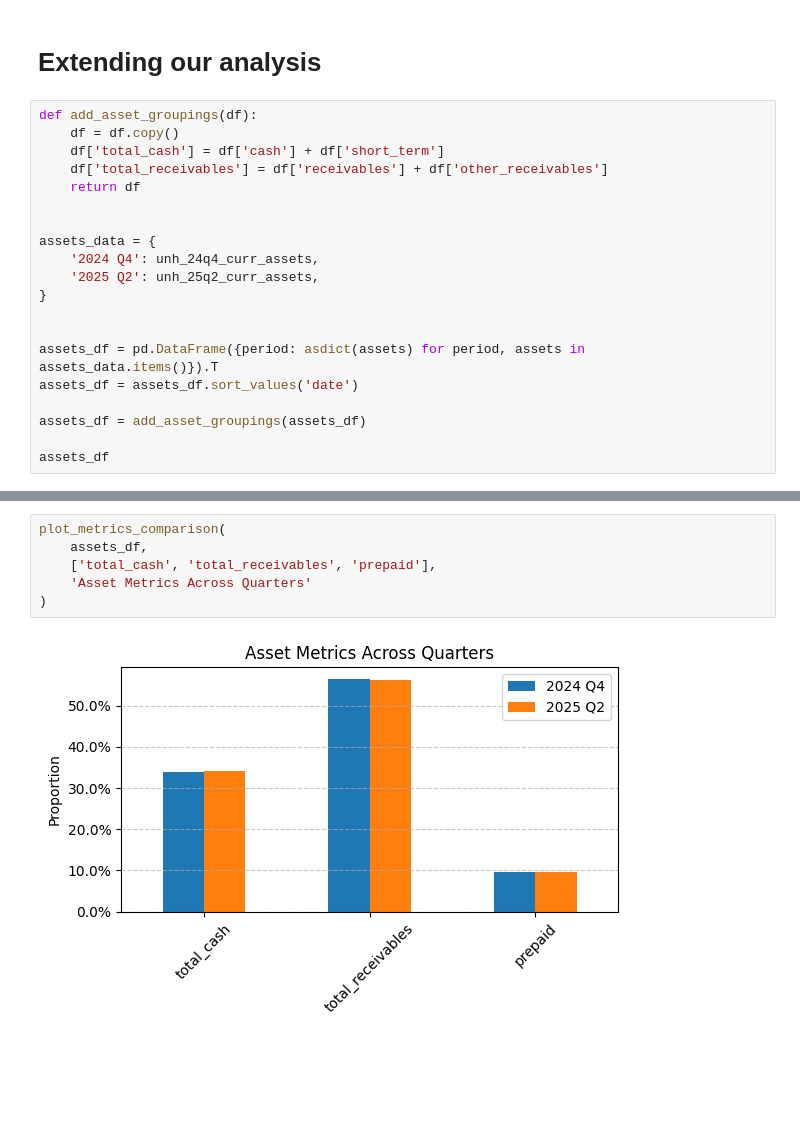
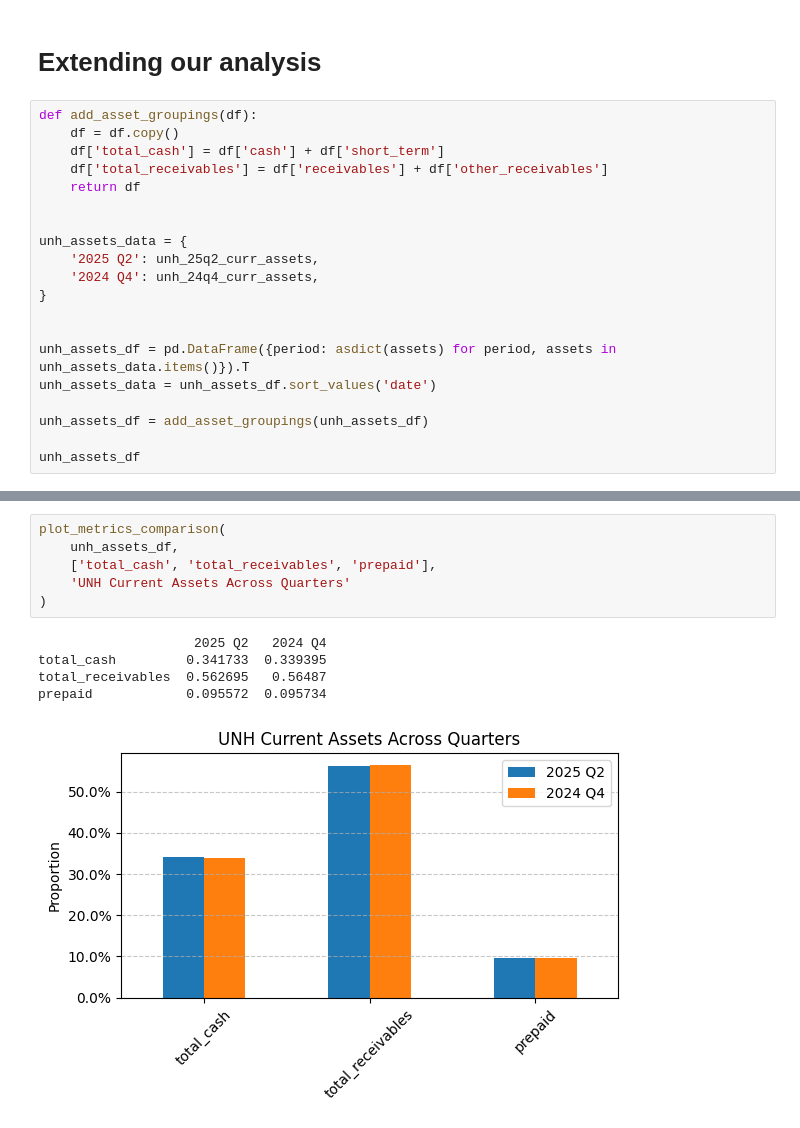
Before and after one commit to seafoodfry/quant, a Jupyter notebook: notebooks/comparing-fundamentals.ipynb, the cells around one changed output, grey strips where cells are left out. Saved outputs shown, nothing was run; the diff lists cells and outputs as text; blank space fills up the shorter version.

```diff
--- a/notebooks/comparing-fundamentals.ipynb
+++ b/notebooks/comparing-fundamentals.ipynb
@@ -243,17 +247,17 @@ def add_asset_groupings(df):
     return df
 
 
-assets_data = {
+unh_assets_data = {
+    '2025 Q2': unh_25q2_curr_assets,
     '2024 Q4': unh_24q4_curr_assets,
-    '2025 Q2': unh_25q2_curr_assets,
 }
 
 
-assets_df = pd.DataFrame({period: asdict(assets) for period, assets in assets_data.items()}).T
-assets_df = assets_df.sort_values('date')
+unh_assets_df = pd.DataFrame({period: asdict(assets) for period, assets in unh_assets_data.items()}).T
+unh_assets_data = unh_assets_df.sort_values('date')
 
-assets_df = add_asset_groupings(assets_df)
+unh_assets_df = add_asset_groupings(unh_assets_df)
 
-assets_df
+unh_assets_df
 # %% [output]
 |  | date | cash | short_term | receivables | other_receivables | prepaid | others | total_cash | ... |
@@ -293,9 +329,13 @@ def plot_metrics_comparison(df, columns, title):
     plt.show()
 # %%
 plot_metrics_comparison(
-    assets_df,
+    unh_assets_df,
     ['total_cash', 'total_receivables', 'prepaid'],
-    'Asset Metrics Across Quarters'
+    'UNH Current Assets Across Quarters'
 )
 # %% [output]
+                    2025 Q2   2024 Q4
+total_cash         0.341733  0.339395
+total_receivables  0.562695   0.56487
+prepaid            0.095572  0.095734
-[figure, old version]
+[figure, new version]
```
Also changed, not shown: parts of 12 cells of this notebook.
